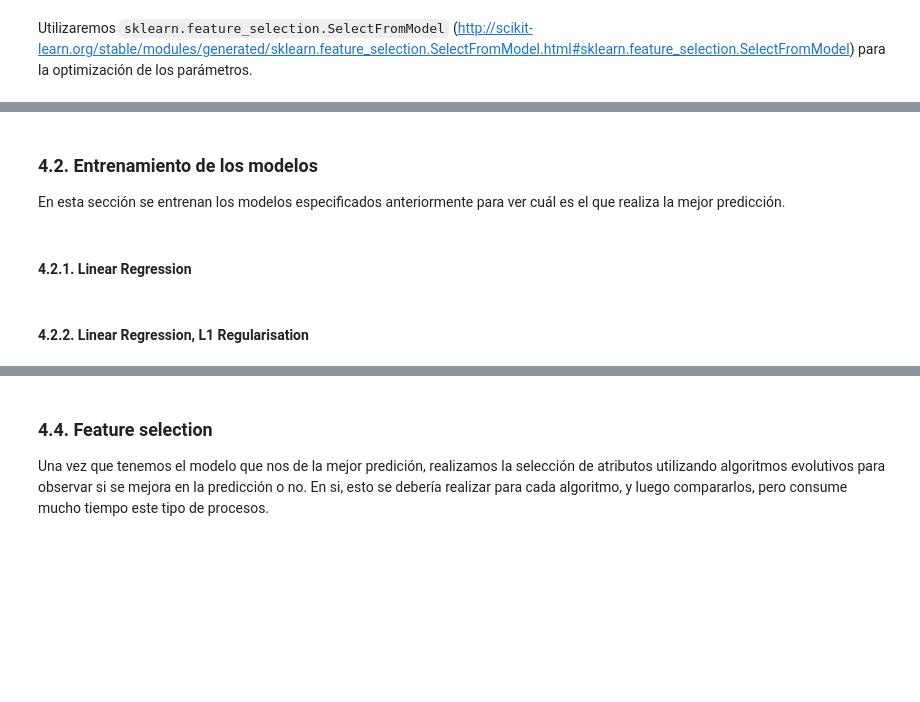
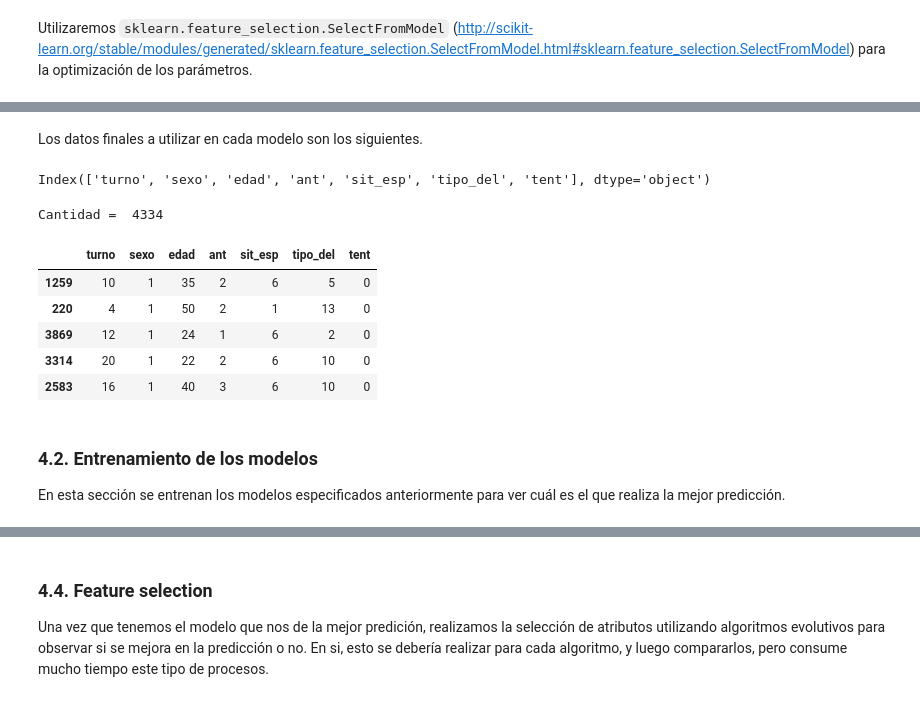
Before and after one commit to brunomaso1/ml-porfolio, a Jupyter notebook: content/posts/jupyter-notebooks/2018/Voy_preso_o_no_analisis_dataset_penal2016_python.ipynb, the cells around one changed output, grey strips where cells are left out. Drawn from its saved outputs; the diff is of its cells as text; code cells hidden in the pictures; blank space fills up the shorter version.

```diff
--- a/content/posts/jupyter-notebooks/2018/Voy_preso_o_no_analisis_dataset_penal2016_python.ipynb
+++ b/content/posts/jupyter-notebooks/2018/Voy_preso_o_no_analisis_dataset_penal2016_python.ipynb
@@ -1134,6 +1227,30 @@ print('y_train:', len(y_train))
+# %%
+# Incorporamos el conjunto de las variables dependientes.
+X_train = data.copy()
+y_train = label.copy()
+# %% [markdown]
+Los datos finales a utilizar en cada modelo son los siguientes.
+# %%
+# Columnas.
+print(X_train.keys())
+# %% [output]
+Index(['turno', 'sexo', 'edad', 'ant', 'sit_esp', 'tipo_del', 'tent'], dtype='object')
+# %%
+# Cantidad de ejemplos.
+print('Cantidad = ', X_train.turno.count())
+# %% [output]
+Cantidad =  4334
+# %%
+# Muestra 5 datos aleatoreos.
+X_train.sample(5)
+# %% [output]
+|  | turno | sexo | edad | ant | sit_esp | tipo_del | tent |
+| 1259 | 10 | 1 | 35 | 2 | 6 | 5 | 0 |
+| 220 | 4 | 1 | 50 | 2 | 1 | 13 | 0 |
+| 3869 | 12 | 1 | 24 | 1 | 6 | 2 | 0 |
+| 3314 | 20 | 1 | 22 | 2 | 6 | 10 | 0 |
+| 2583 | 16 | 1 | 40 | 3 | 6 | 10 | 0 |
 # %% [markdown]
 ### 4.2. Entrenamiento de los modelos <a class="anchor" id="4.2-bullet"></a>
 
 En esta sección se entrenan los modelos especificados anteriormente para ver cuál es el que realiza la mejor predicción.
-# %% [markdown]
-#### 4.2.1. Linear Regression <a class="anchor" id="4.2.1-bullet"></a>
@@ -1150,2 +1256,0 @@ print(acc_linreg)
-# %% [markdown]
-#### 4.2.2. Linear Regression, L1 Regularisation <a class="anchor" id="4.2.2-bullet"></a>
```
Also changed, not shown: parts of 97 cells of this notebook, 6 other files.
